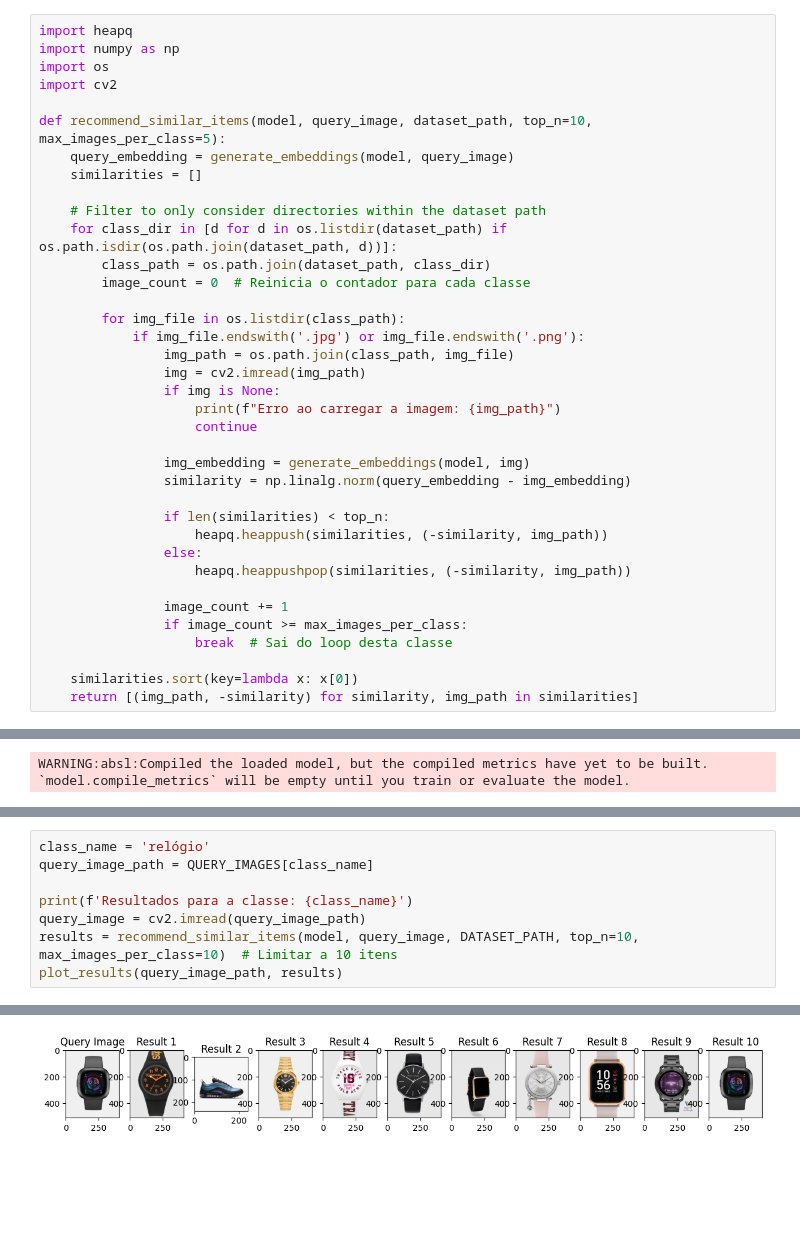
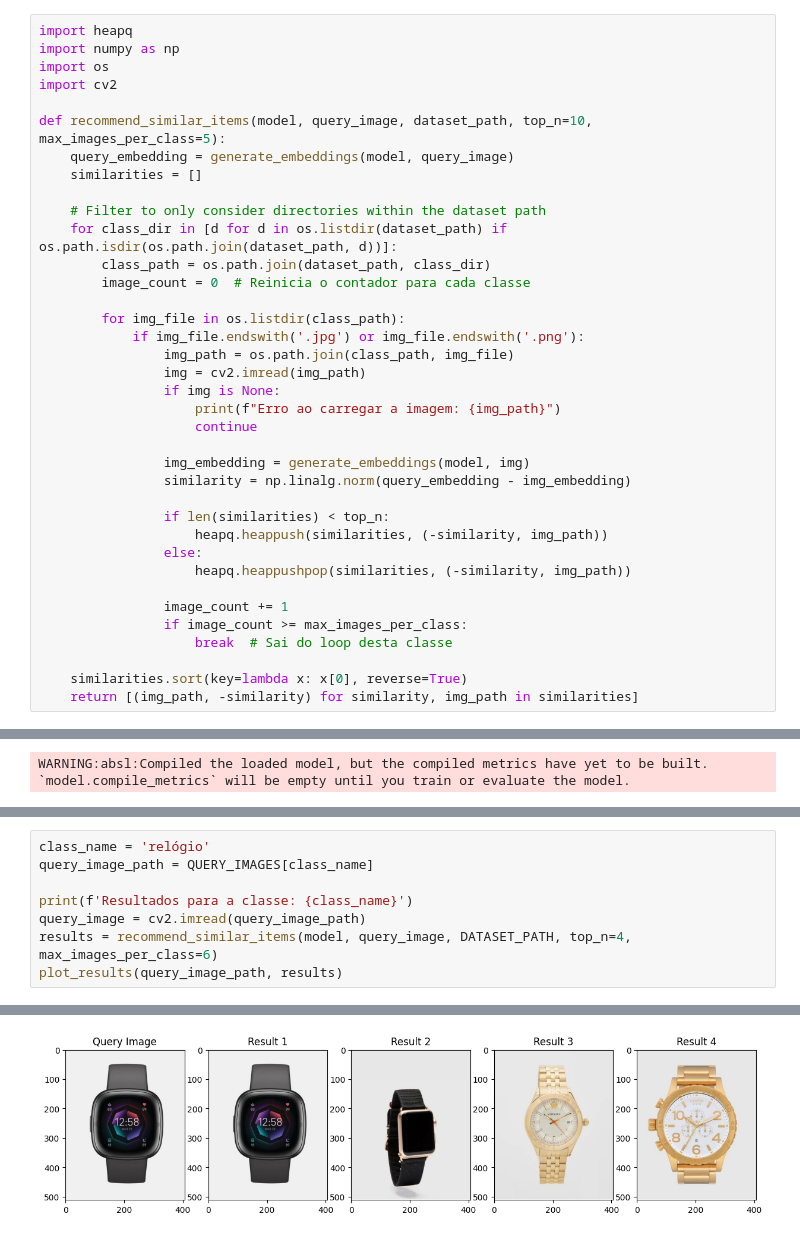
Before and after one commit to DaviCampos09/sistema_recomendacao, a Jupyter notebook: sistema_de_recomendacao.ipynb, the cells around one changed output, grey strips where cells are left out. Saved outputs shown, nothing was run; the diff lists cells and outputs as text; blank space fills up the shorter version.

```diff
--- a/sistema_de_recomendacao.ipynb
+++ b/sistema_de_recomendacao.ipynb
@@ -234,7 +234,7 @@ def recommend_similar_items(model, query_image, dataset_path, top_n=10, max_imag
                 if image_count >= max_images_per_class:
                     break  # Sai do loop desta classe
 
-    similarities.sort(key=lambda x: x[0])
+    similarities.sort(key=lambda x: x[0], reverse=True)
     return [(img_path, -similarity) for similarity, img_path in similarities]
 # %%
 # Plota a imagem de consulta e os resultados recomendados para visualização.
@@ -353,7 +345,7 @@ query_image_path = QUERY_IMAGES[class_name]
 
 print(f'Resultados para a classe: {class_name}')
 query_image = cv2.imread(query_image_path)
-results = recommend_similar_items(model, query_image, DATASET_PATH, top_n=10, max_images_per_class=10)  # Limitar a 10 itens
+results = recommend_similar_items(model, query_image, DATASET_PATH, top_n=4, max_images_per_class=6)
 plot_results(query_image_path, results)
 # %% [output]
 Resultados para a classe: relógio
@@ -376 +379 @@ Resultados para a classe: relógio
-[figure, old version]
+[figure, new version]
```
Also changed, not shown: parts of 4 cells of this notebook.
